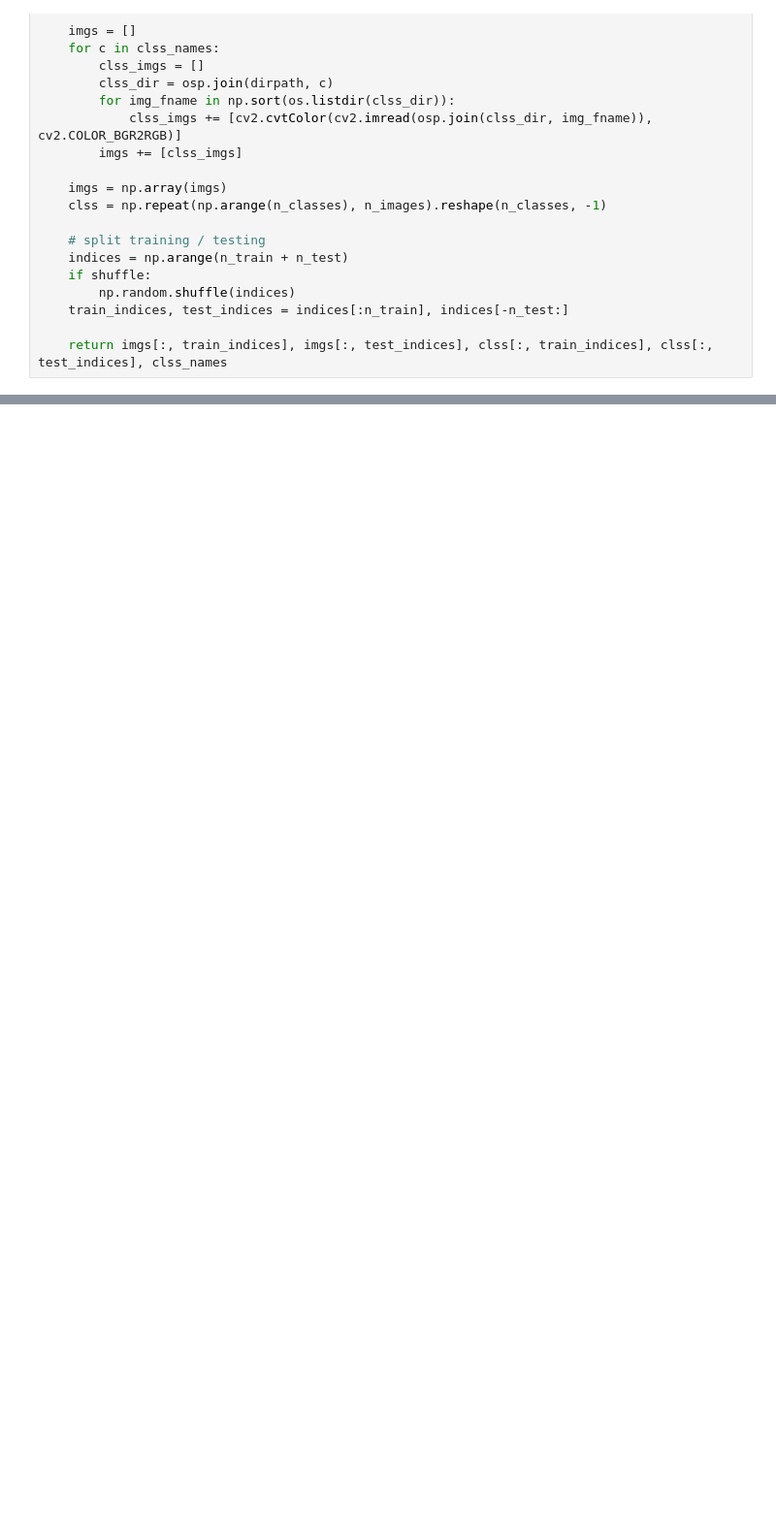
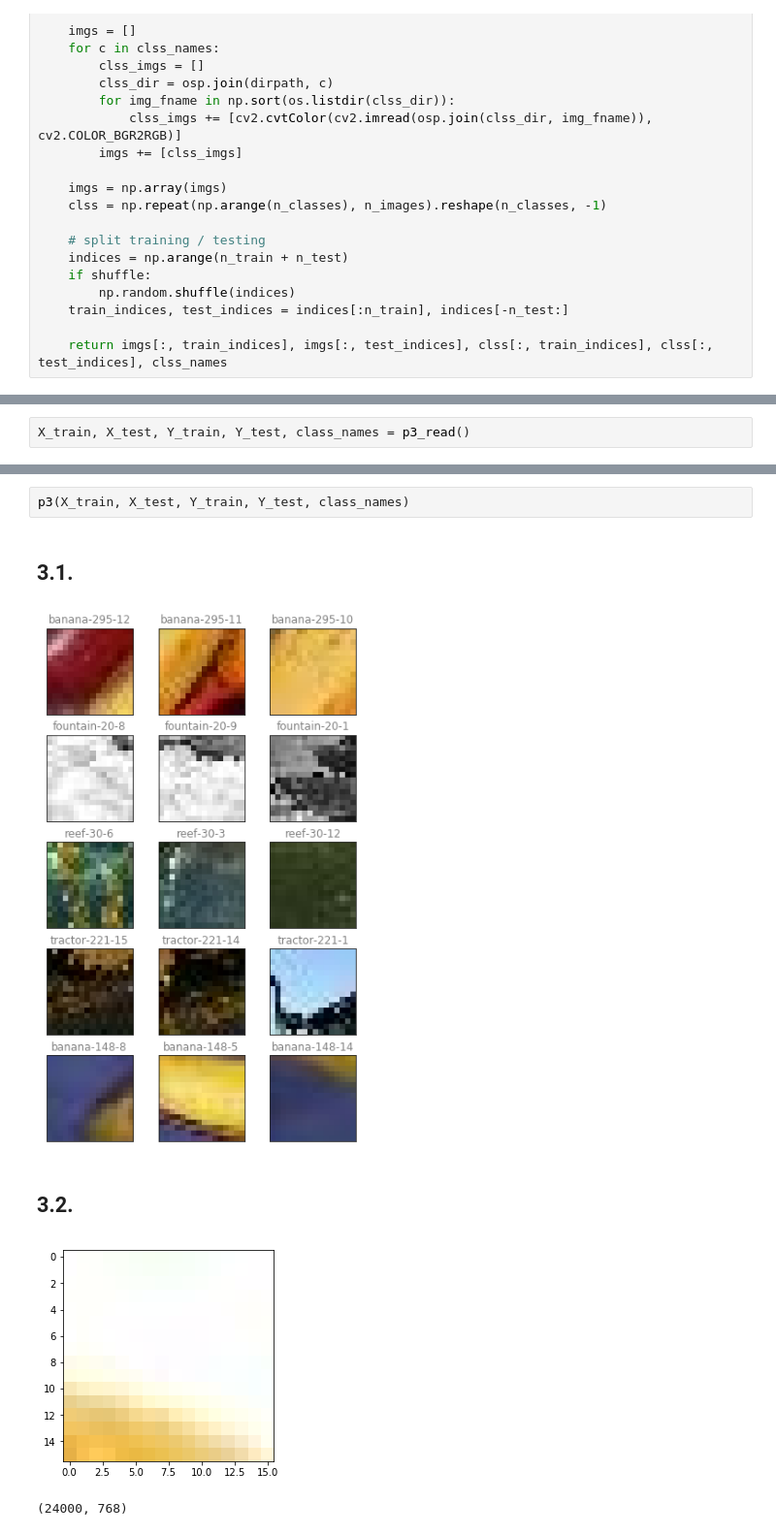
Before and after one commit to qhan1028/Deep-Learning-for-Computer-Vision, a Jupyter notebook: hw1/hw1.ipynb, the cells around one changed output, grey strips where cells are left out. Shown: that part at 97% size. Cells and saved outputs as stored; diff of their text form; blank space fills up the shorter version.

```diff
--- a/hw1/hw1.ipynb
+++ b/hw1/hw1.ipynb
@@ -266,0 +228,2 @@ array([[0, 0, 0, 0, 0, 0, 0, 0, 0, 0],
+# %%
+X_train, X_test, Y_train, Y_test, class_names = p3_read()
@@ -266,0 +282,8 @@ array([[0, 0, 0, 0, 0, 0, 0, 0, 0, 0],
+# %%
+p3(X_train, X_test, Y_train, Y_test, class_names)
+# %% [output]
+## 3.1.
+[figure, added]
+## 3.2.
+[figure, added]
+(24000, 768)
```
Also changed, not shown: parts of 9 cells of this notebook.
